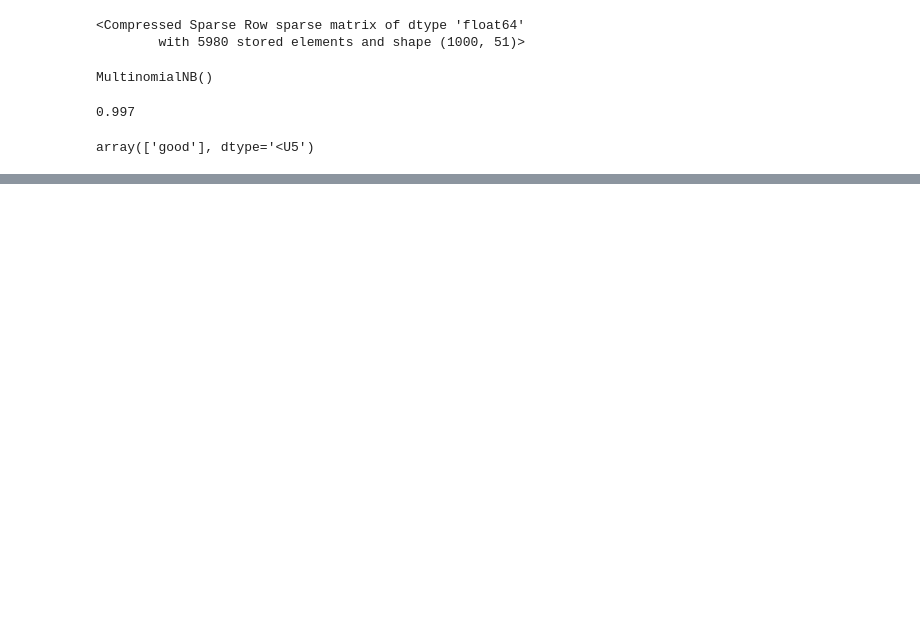
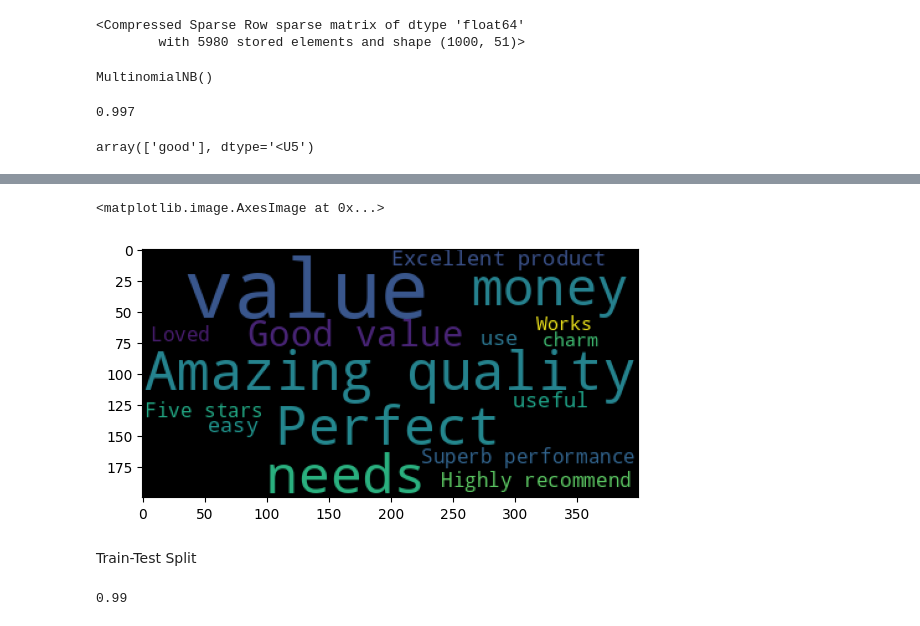
Before and after one commit to ANUSHREE1403/Sentiment-Analysis, a Jupyter notebook: Sentiment_Analysis.ipynb, the cells around one changed output, grey strips where cells are left out. Drawn from its saved outputs; the diff is of its cells as text; code cells hidden in the pictures; blank space fills up the shorter version.

```diff
--- a/Sentiment_Analysis.ipynb
+++ b/Sentiment_Analysis.ipynb
@@ -161,0 +156,16 @@ array(['good'], dtype='<U5')
+# %%
+from wordcloud import WordCloud
+text = " ".join(df[df['review_label']=='good']['review_text'])
+plt.imshow(WordCloud().generate(text))
+# %% [output]
+<matplotlib.image.AxesImage at 0x...>
+[figure, added]
+# %% [markdown]
+Train-Test Split
+# %%
+from sklearn.model_selection import train_test_split
+X_train, X_test, y_train, y_test = train_test_split(X, y, test_size=0.2, random_state=42)
+MNB.fit(X_train, y_train)
+MNB.score(X_test, y_test)  # Real accuracy
+# %% [output]
+0.99
```
Also changed, not shown: parts of 10 cells of this notebook.
